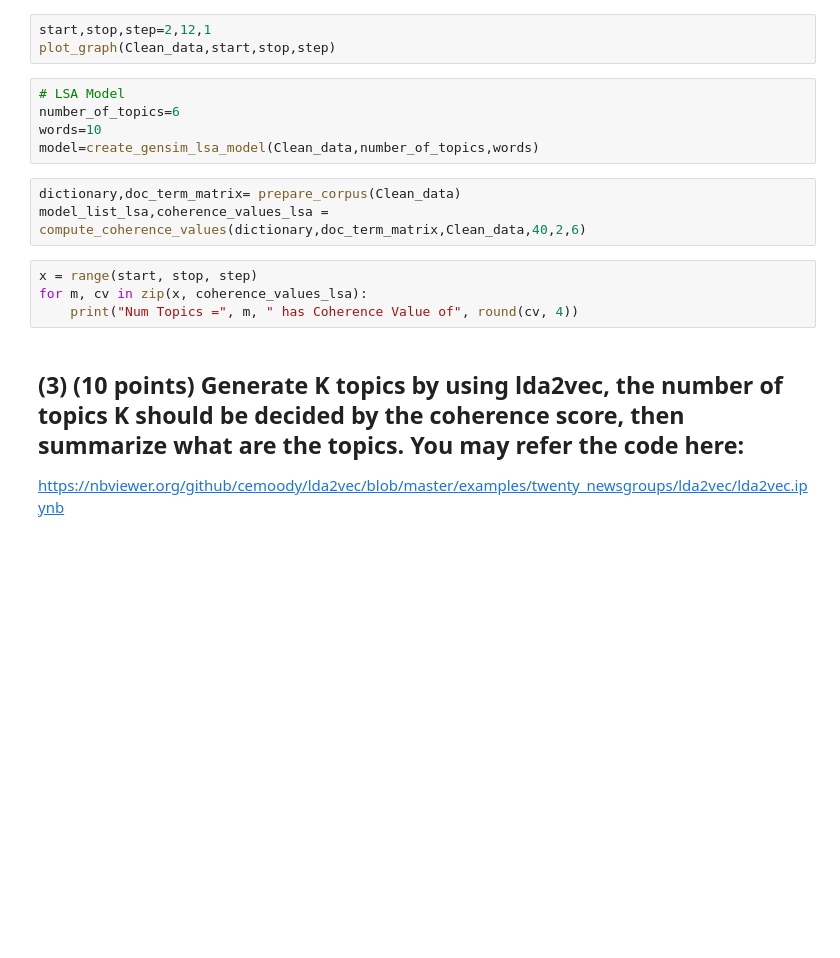
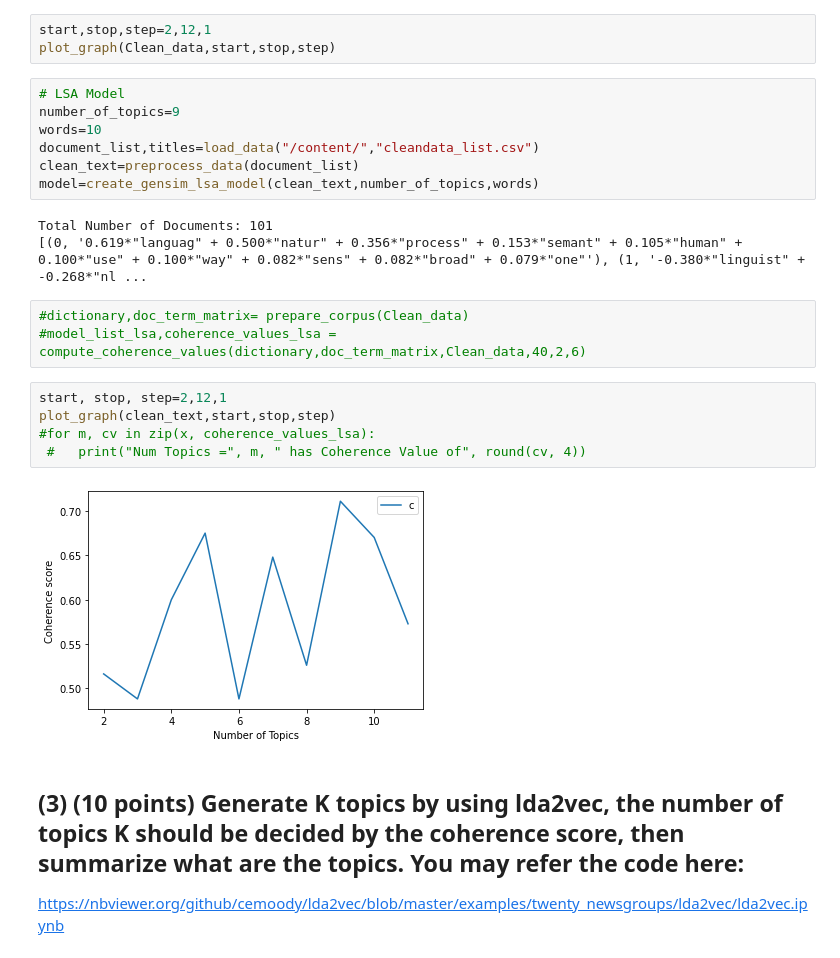
Before and after one commit to kamalrajugambli/KamalRaju_INFO5731_SPRING2022, a Jupyter notebook: In_class_exercise_04_2.ipynb, the cells around one changed output. Drawn from its saved outputs; the diff is of its cells as text; blank space fills up the shorter version.

```diff
--- a/In_class_exercise_04_2.ipynb
+++ b/In_class_exercise_04_2.ipynb
@@ -290,16 +296,24 @@ start,stop,step=2,12,1
 plot_graph(Clean_data,start,stop,step)
 # %%
 # LSA Model
-number_of_topics=6
+number_of_topics=9
 words=10
-model=create_gensim_lsa_model(Clean_data,number_of_topics,words)
+document_list,titles=load_data("/content/","cleandata_list.csv")
+clean_text=preprocess_data(document_list)
+model=create_gensim_lsa_model(clean_text,number_of_topics,words)
+# %% [output]
+Total Number of Documents: 101
+[(0, '0.619*"languag" + 0.500*"natur" + 0.356*"process" + 0.153*"semant" + 0.105*"human" + 0.100*"use" + 0.100*"way" + 0.082*"sens" + 0.082*"broad" + 0.079*"one"'), (1, '-0.380*"linguist" + -0.268*"nl ...
 # %%
-dictionary,doc_term_matrix= prepare_corpus(Clean_data)
-model_list_lsa,coherence_values_lsa = compute_coherence_values(dictionary,doc_term_matrix,Clean_data,40,2,6)
+#dictionary,doc_term_matrix= prepare_corpus(Clean_data)
+#model_list_lsa,coherence_values_lsa = compute_coherence_values(dictionary,doc_term_matrix,Clean_data,40,2,6)
 # %%
-x = range(start, stop, step)
-for m, cv in zip(x, coherence_values_lsa):
-    print("Num Topics =", m, " has Coherence Value of", round(cv, 4))
+start, stop, step=2,12,1
+plot_graph(clean_text,start,stop,step)
+#for m, cv in zip(x, coherence_values_lsa):
+ #   print("Num Topics =", m, " has Coherence Value of", round(cv, 4))
+# %% [output]
+[figure, added]
 # %% [markdown]
 ## (3) (10 points) Generate K topics by using  lda2vec, the number of topics K should be decided by the coherence score, then summarize what are the topics. You may refer the code here:
 
```
Also changed, not shown: parts of 1 cell of this notebook.
